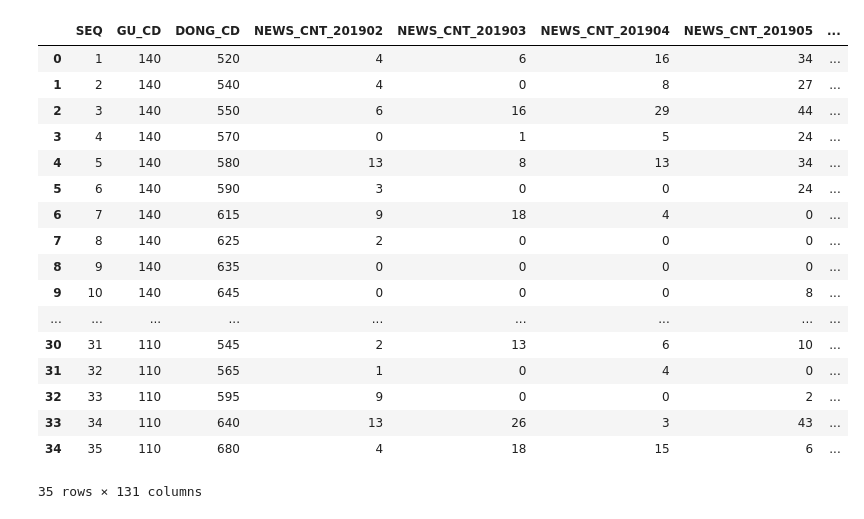
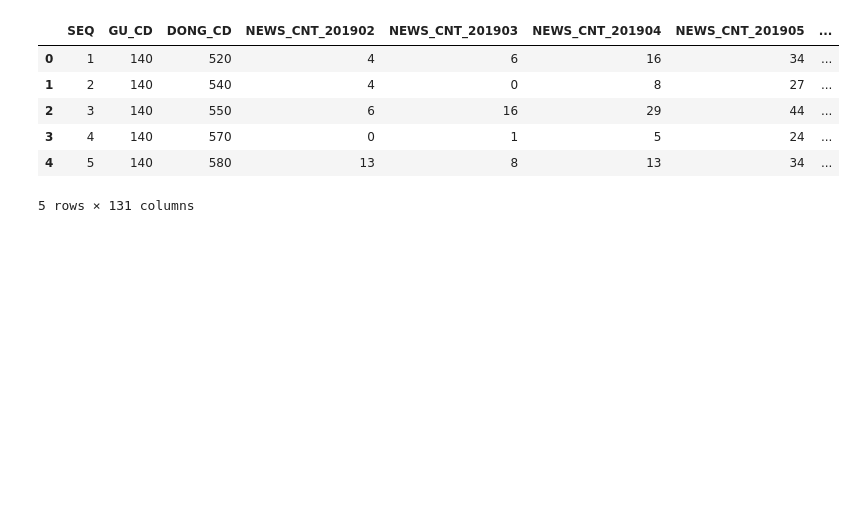
Before and after one commit to Kimdongui/Bigcontest2020, a Jupyter notebook: SNS 데이터 파싱.ipynb, the cells around one changed output. Cells and saved outputs as stored; diff of their text form; code cells hidden in the pictures; blank space fills up the shorter version.

```diff
--- a/SNS 데이터 파싱.ipynb
+++ b/SNS 데이터 파싱.ipynb
@@ -8,23 +9,12 @@ SNS = pd.read_csv("./BigContest_2020/2020빅콘테스트 문제데이터(혁신
 # %%
 SNS.drop(columns=["GU_NM(삭제)","DONG_NM(삭제)"],inplace=True)
 # %%
-SNS
+SNS.head()
 # %% [output]
 |  | SEQ | GU_CD | DONG_CD | NEWS_CNT_201902 | NEWS_CNT_201903 | NEWS_CNT_201904 | NEWS_CNT_201905 | ... |
 | 0 | 1 | 140 | 520 | 4 | 6 | 16 | 34 | ... |
 | 1 | 2 | 140 | 540 | 4 | 0 | 8 | 27 | ... |
 | 2 | 3 | 140 | 550 | 6 | 16 | 29 | 44 | ... |
 | 3 | 4 | 140 | 570 | 0 | 1 | 5 | 24 | ... |
 | 4 | 5 | 140 | 580 | 13 | 8 | 13 | 34 | ... |
-| 5 | 6 | 140 | 590 | 3 | 0 | 0 | 24 | ... |
-| 6 | 7 | 140 | 615 | 9 | 18 | 4 | 0 | ... |
-| 7 | 8 | 140 | 625 | 2 | 0 | 0 | 0 | ... |
-| 8 | 9 | 140 | 635 | 0 | 0 | 0 | 0 | ... |
-| 9 | 10 | 140 | 645 | 0 | 0 | 0 | 8 | ... |
-| ... | ... | ... | ... | ... | ... | ... | ... | ... |
-| 30 | 31 | 110 | 545 | 2 | 13 | 6 | 10 | ... |
-| 31 | 32 | 110 | 565 | 1 | 0 | 4 | 0 | ... |
-| 32 | 33 | 110 | 595 | 9 | 0 | 0 | 2 | ... |
-| 33 | 34 | 110 | 640 | 13 | 26 | 3 | 43 | ... |
-| 34 | 35 | 110 | 680 | 4 | 18 | 15 | 6 | ... |
-35 rows × 131 columns
+5 rows × 131 columns
```
Also changed, not shown: parts of 16 cells of this notebook.
